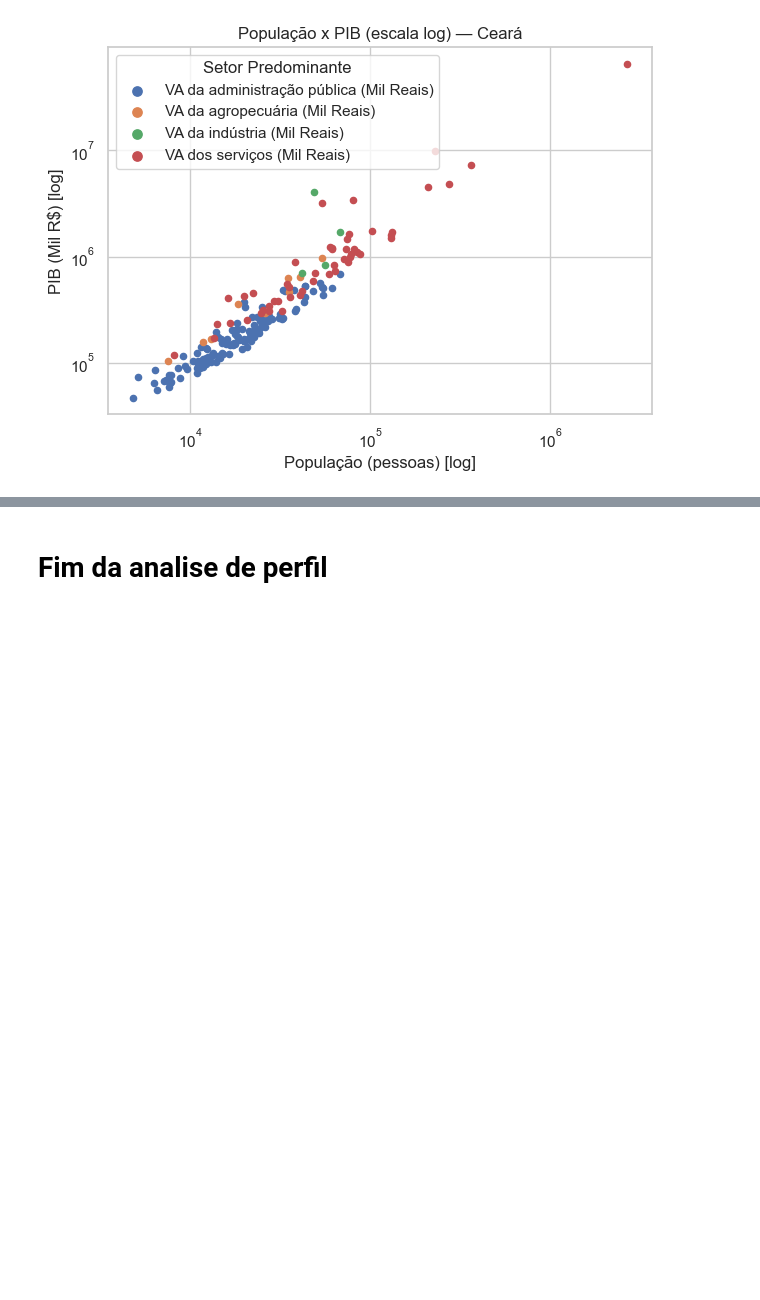
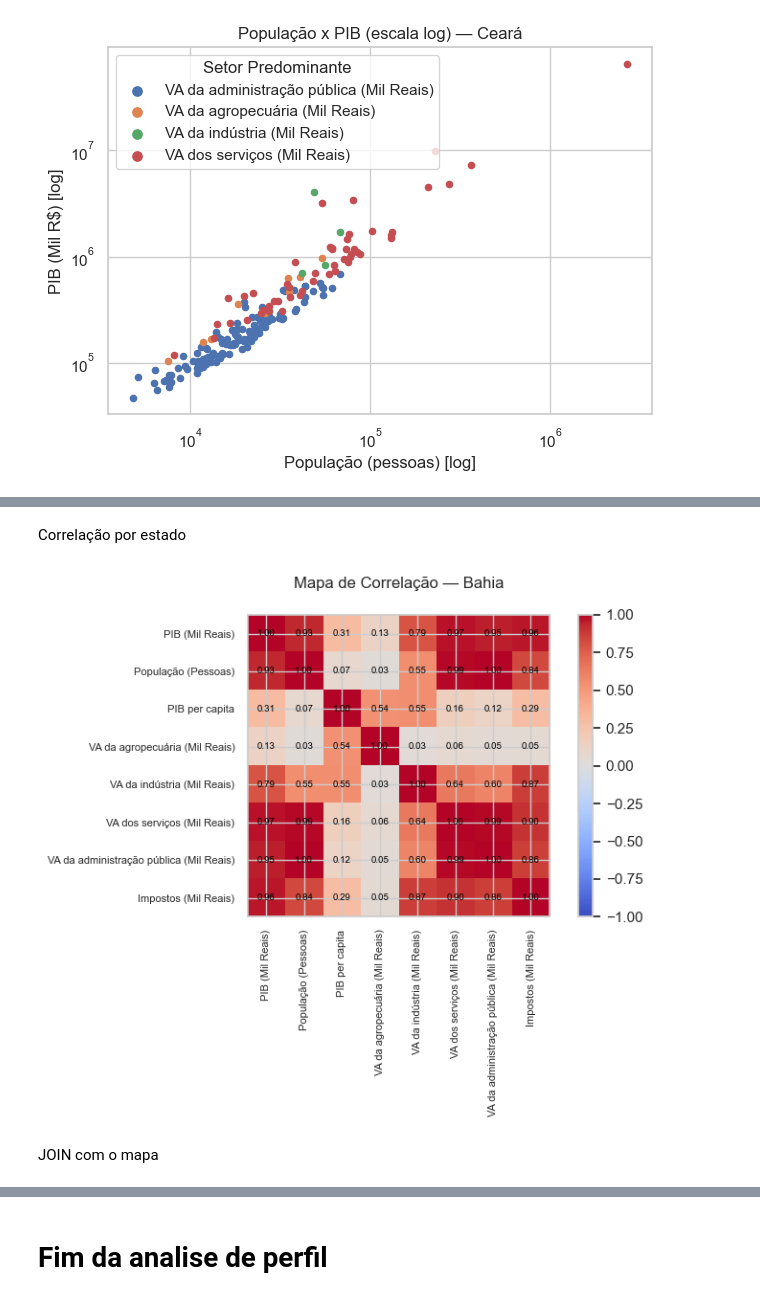
Before and after one commit to duddanobre/sidra-nordeste, a Jupyter notebook: nordeste.ipynb, the cells around one changed output, grey strips where cells are left out. Saved outputs shown, nothing was run; the diff lists cells and outputs as text; code cells hidden in the pictures; blank space fills up the shorter version.

```diff
--- a/nordeste.ipynb
+++ b/nordeste.ipynb
@@ -453,0 +561,48 @@ plt.show()
+# %% [markdown]
+Correlação por estado
+# %%
+
+# --- Defina aqui o estado desejado ---
+estado = "Bahia"   # troque para "Pernambuco", "Ceará", etc.
+
+# Filtra os dados do estado
+df_estado = df_nordeste[df_nordeste["Nome_UF"] == estado].copy()
+
+# Seleciona apenas colunas numéricas de interesse
+cols_corr = [
+    'PIB (Mil Reais)', 'População (Pessoas)', 'PIB per capita',
+    'VA da agropecuária (Mil Reais)', 'VA da indústria (Mil Reais)',
+    'VA dos serviços (Mil Reais)', 'VA da administração pública (Mil Reais)',
+    'Impostos (Mil Reais)'
+]
+corr = df_estado[cols_corr].corr()
+
+# Plot do mapa de correlação
+fig, ax = plt.subplots(figsize=(8,6))
+cax = ax.imshow(
+    corr,
+    cmap='coolwarm',
+    vmin=-1, vmax=1,
+    aspect="equal",
+    interpolation="nearest"   # evita linhas artificiais
+)
+
+fig.colorbar(cax)
+
+# Eixos
+ax.set_xticks(range(len(cols_corr)))
+ax.set_yticks(range(len(cols_corr)))
+ax.set_xticklabels(cols_corr, rotation=90, fontsize=8)
+ax.set_yticklabels(cols_corr, fontsize=8)
+
+# Valores na matriz
+for (i, j), val in np.ndenumerate(corr.values):
+    ax.text(j, i, f"{val:.2f}", ha='center', va='center', color='black', fontsize=7)
+
+plt.title(f"Mapa de Correlação — {estado}", pad=20)
+plt.tight_layout()
+plt.show()
+# %% [output]
+[figure, added]
+# %% [markdown]
+JOIN com o mapa
```
Also changed, not shown: parts of 17 cells of this notebook.
